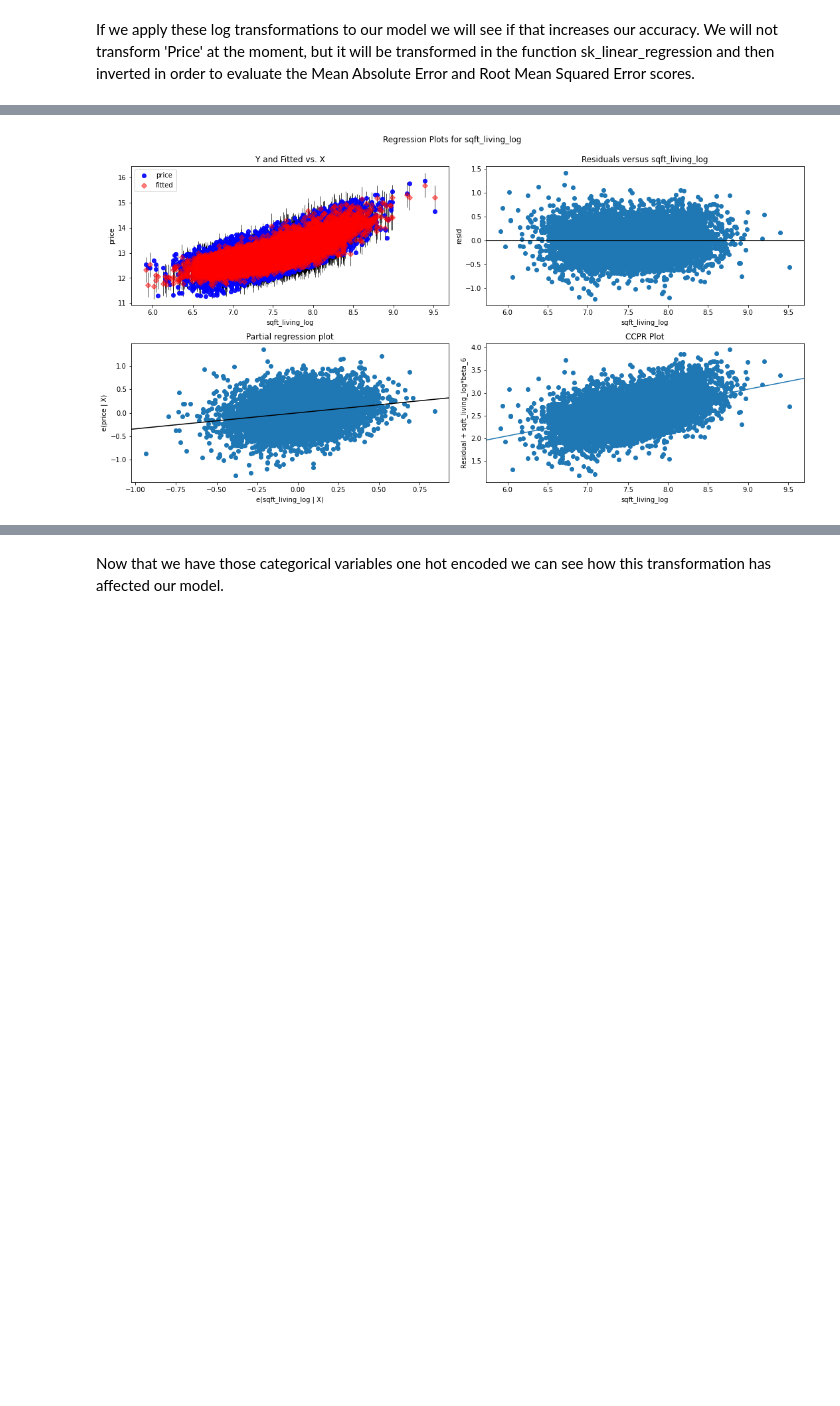
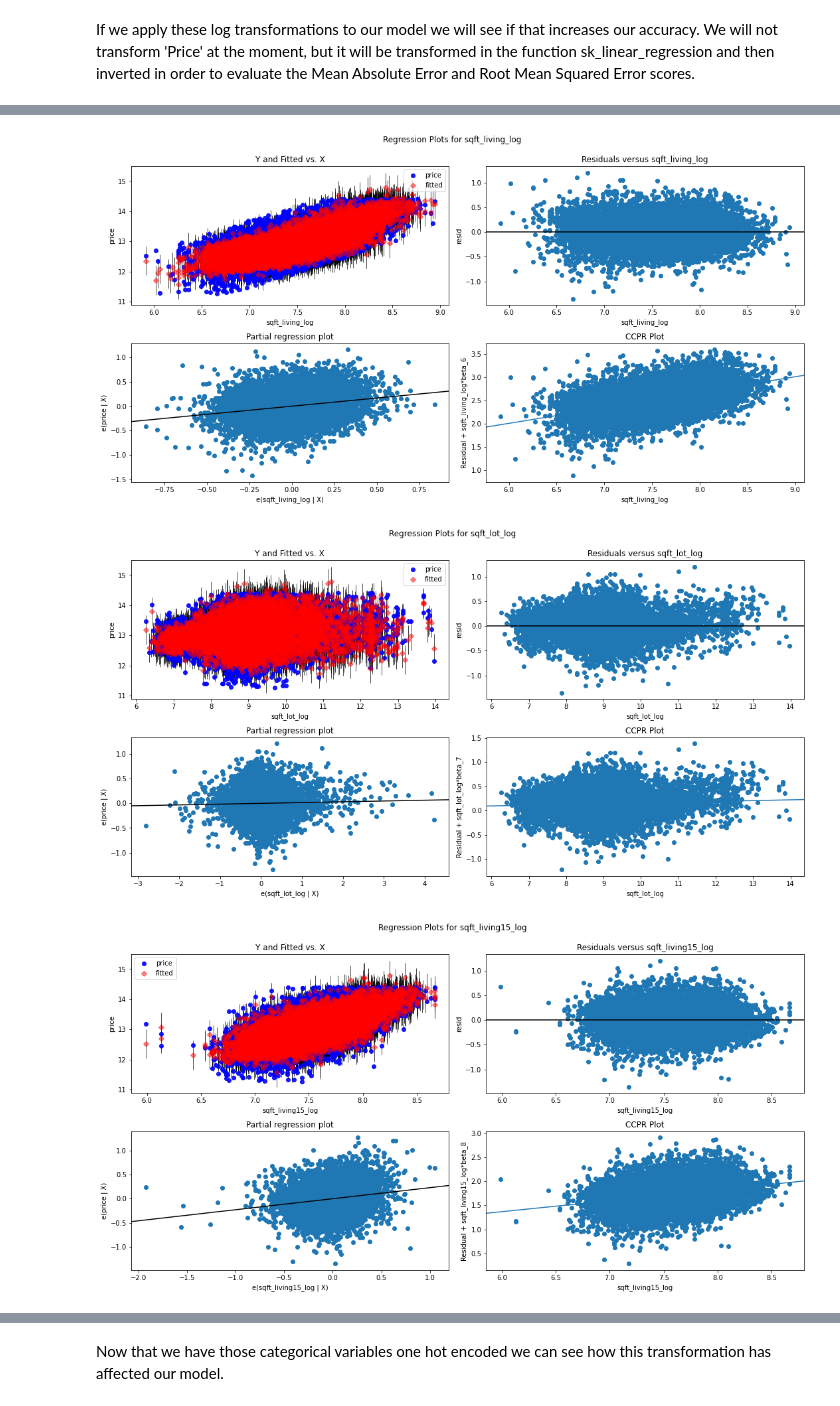
Before and after one commit to Milenaafeworki/house_sale_model, a Jupyter notebook: Untitled.ipynb, the cells around one changed output, grey strips where cells are left out. Cells and saved outputs as stored; diff of their text form; code cells hidden in the pictures; blank space fills up the shorter version.

```diff
--- a/Untitled.ipynb
+++ b/Untitled.ipynb
@@ -314,5 +286,7 @@ With our data scrubbed and explored, we can begin to model. To begin, we will es
 # %%
-continuous = ['sqft_living','sqft_lot','yr_built','yr_renovated','lat','long','sqft_living15','sqft_lot15','sqft_basement']
-categorical = ['bedrooms', 'bathrooms', 'view', 'floors','waterfront','condition','grade','zipcode','month']
-removed = ['id', 'year']
+continuous = ['sqft_living','sqft_lot','yr_built','yrs_since_reno',
+              'lat','long','sqft_living15','sqft_lot15','sqft_basement']
+categorical = ['bedrooms', 'bathrooms', 'view', 'floors','waterfront',
+               'condition','grade','zipcode','month']
+removed = ['id', 'year', 'yr_renovated']
 outcome = ['price']
@@ -451,7 +441,7 @@ for x in log_cols:
 
 df_log = df.drop(columns=log_cols)
 # %%
-continuous = ['yr_built','yr_renovated','lat','long','sqft_basement']
+continuous = ['yr_built', 'yrs_since_reno', 'lat', 'long', 'sqft_basement']
 outcome = 'price'
 # %%
 sk_linear_regression(df_log, continuous+logs+categorical, outcome, log=True)
@@ -520,4 +515,6 @@ And let's take another look at our sqft_living variable after the log transforma
 # %%
-regress_plots(['sqft_living_log'], model)
+regress_plots(logs, model)
 # %% [output]
-[figure, old version]
+[figure, new version]
+[figure, added]
+[figure, added]
```
Also changed, not shown: parts of 120 cells of this notebook, 2 other files.
